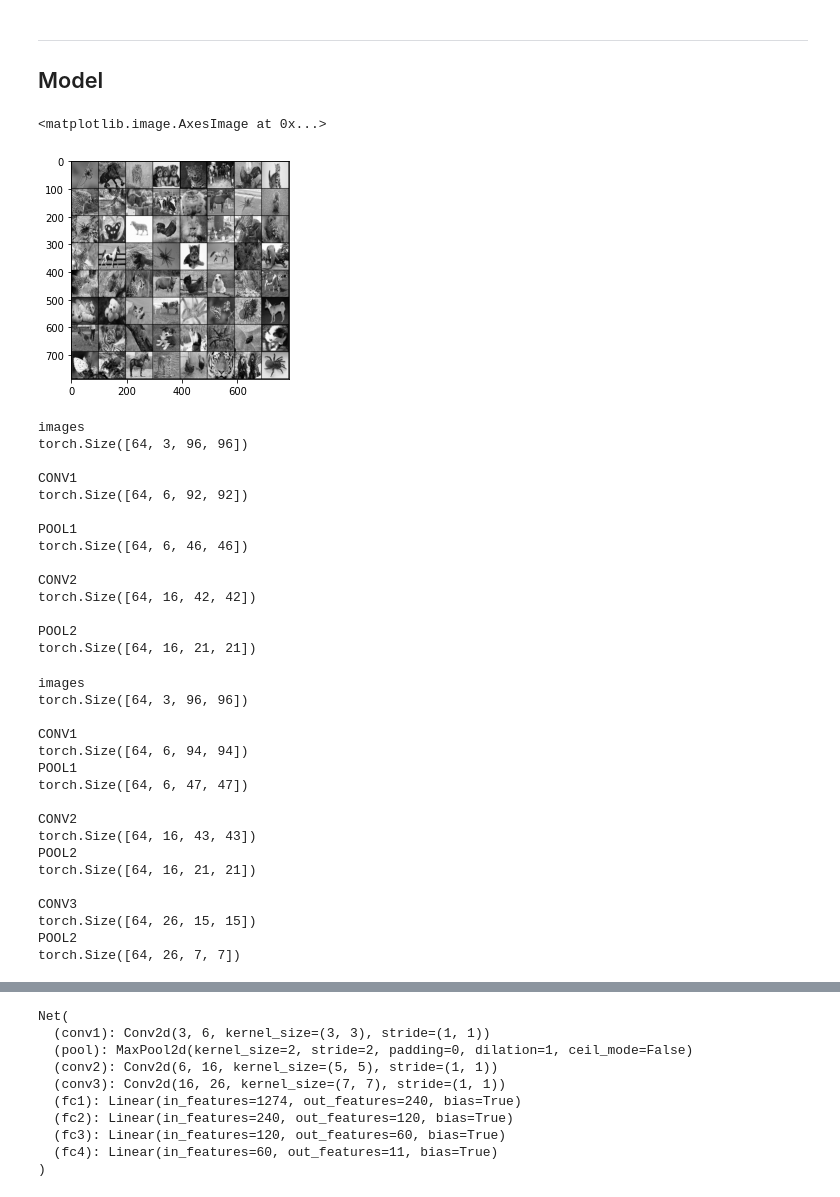
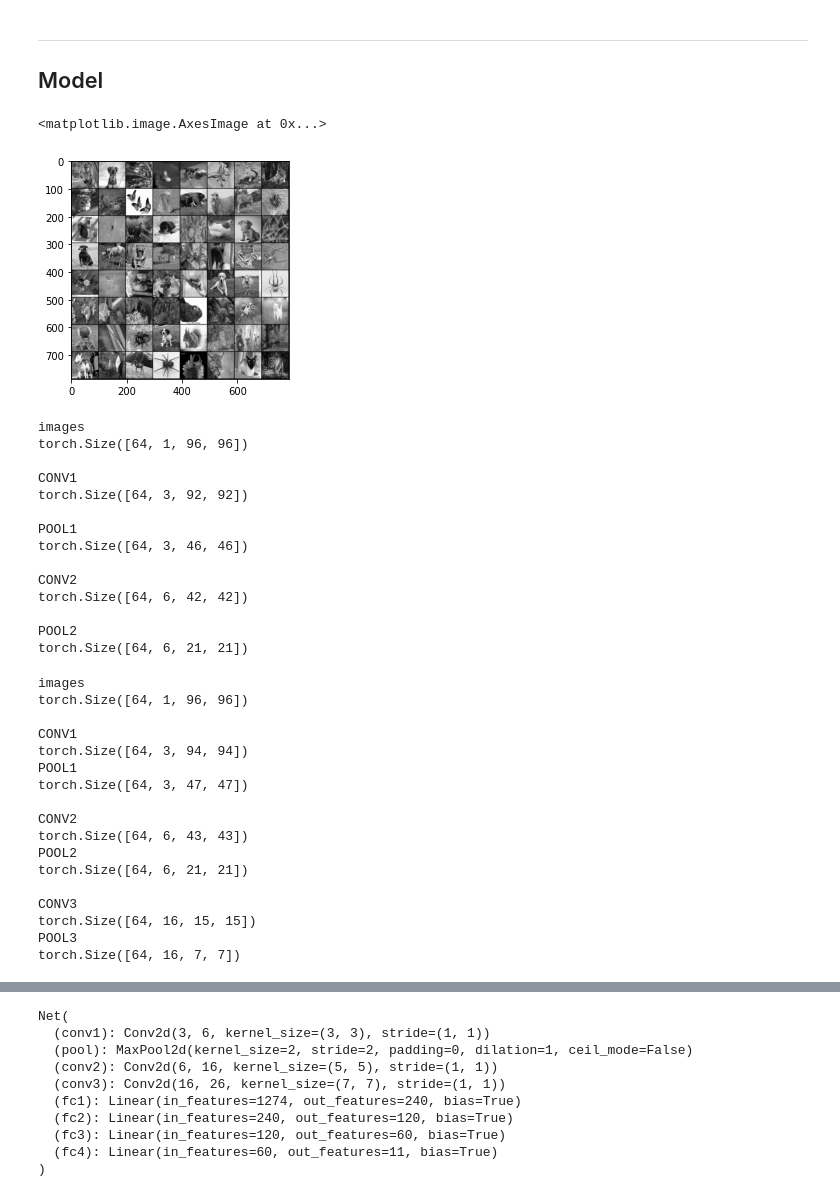
Before and after one commit to WittyTheMighty/Animal-Classification-CNN, a Jupyter notebook: final.ipynb, the cells around one changed output, grey strips where cells are left out. Saved outputs shown, nothing was run; the diff lists cells and outputs as text; code cells hidden in the pictures.

```diff
--- a/final.ipynb
+++ b/final.ipynb
@@ -31,22 +31,28 @@ import csv
 import scipy as sp
 import copy
 # %%
-PATH = './drive/MyDrive/ML-Kaggle/'
+#PATH = './drive/MyDrive/ML-Kaggle/'
 # PATH = "/content/drive/MyDrive/ML-Kaggle/"
-# PATH = '../data/'
+PATH = '../data/'
 
 x_train_scalar = np.array(pkl.load(open(PATH+'x_train.pkl', 'rb')))
 y_train = np.array(pkl.load(open(PATH+'y_train.pkl', 'rb')))
 x_test =  np.array(pkl.load(open(PATH+'x_test.pkl', 'rb')))
 
-x_train = []
+print(x_train_scalar.shape[0])
 
-for image in x_train_scalar:
-    imge_out = Image.fromarray(image.astype('uint8'))
-    img_as_img = imge_out.convert("RGB")
-    x_train.append(np.array(img_as_img))
+x_train = x_train_scalar
 
-x_train = np.transpose(np.array(x_train), (0, 3, 1, 2))
+plt.imshow(x_train[0] , cmap='gray', vmin=0, vmax=255)
 
-plt.imshow(np.transpose(x_train[0], (1, 2 , 0)))
+#x_train = []
+
+#for image in x_train_scalar:
+#    imge_out = Image.fromarray(image.astype('uint8'))
+#    img_as_img = imge_out.convert("RGB")
+#    x_train.append(np.array(img_as_img))
+
+#x_train = np.transpose(np.array(x_train), (0, 3, 1, 2))
+
+#plt.imshow(np.transpose(x_train[0], (1, 2 , 0)))
 # %% [output]
@@ -245,42 +252,42 @@ class CustomTensorDataset(Dataset):
         x = self.tensors[0][index]
         if self.transform:
             x = self.transform(x)
 
         y = self.tensors[1][index]
 
         return x, y
 
     def __len__(self):
         return self.tensors[0].size(0)
 
 
-y_train = np.array([labels[y] for y in y_train])
+#y_train = np.array([labels[y] for y in y_train])
 #x_train, x_test, y_train, y_test = train_test_split(x_train, y_train, test_size=0, random_state=4)
 
 # idx = np.random.choice(np.arange(len(x_train)), 10000, replace=False)
 # x_sample = x_train[idx]
 # y_sample = y_train[idx]
 
-x_train_tensor = torch.tensor(x_train, dtype=float)
-y_train_tensor = torch.tensor(y_train, dtype=float)
+x_train_tensor = torch.tensor(x_train, dtype=float)[:, None, :, :]
+y_train_tensor = torch.tensor(np.array([labels[y] for y in y_train]), dtype=float)
 
 trans = transforms.Compose(
-    [transforms.Normalize((0.5, 0.5, 0.5), (0.5, 0.5, 0.5))]
+    [transforms.Normalize((0.5), (0.5))]
 )
 train_dataset = CustomTensorDataset(tensors=(x_train_tensor, y_train_tensor), transform=trans)
 train_dataloader = torch.utils.data.DataLoader(train_dataset, batch_size=batch_size,
                                           shuffle=False)
 
 #x_train_tensor.shape
 real_batch = next(iter(train_dataloader))
 plt.imshow(np.transpose(vutils.make_grid(real_batch[0].to(device)[:64], padding=2, normalize=True).cpu(),(1,2,0)))
 # %% [output]
 <matplotlib.image.AxesImage at 0x...>
-[figure, old version]
+[figure, new version]
 # %%
-conv1 = nn.Conv2d(3,6,5)
+conv1 = nn.Conv2d(1,3,5)
 pool = nn.MaxPool2d(pooling_filter_size, pooling_stride)
-conv2 = nn.Conv2d(6,16,5)
+conv2 = nn.Conv2d(3,6,5)
 images = real_batch[0].float()
 print("images")
 print(images.shape)
@@ -307,19 +314,19 @@ print(x.shape)
 print("")
 # %% [output]
 images
-torch.Size([64, 3, 96, 96])
+torch.Size([64, 1, 96, 96])
 
 CONV1
-torch.Size([64, 6, 92, 92])
+torch.Size([64, 3, 92, 92])
 
 POOL1
-torch.Size([64, 6, 46, 46])
+torch.Size([64, 3, 46, 46])
 
 CONV2
-torch.Size([64, 16, 42, 42])
+torch.Size([64, 6, 42, 42])
 
 POOL2
-torch.Size([64, 16, 21, 21])
+torch.Size([64, 6, 21, 21])
 # %%
 class Net(nn.Module):
     def __init__(self):
@@ -347,10 +354,11 @@ class Net(nn.Module):
 
 net = Net().to(device)
 # %%
-conv1 = nn.Conv2d(3,6,3)
+conv1 = nn.Conv2d(1,3,3)
 pool = nn.MaxPool2d(pooling_filter_size, pooling_stride)
-conv2 = nn.Conv2d(6,16,5)
-conv3 = nn.Conv2d(16,26,7)
+conv2 = nn.Conv2d(3,6,5)
+conv3 = nn.Conv2d(6,16,7)
+
 images = real_batch[0].float()
 print("images")
 print(images.shape)
@@ -379,27 +387,27 @@ print("CONV3")
 print(x.shape)
 
 x = pool(x)
-print("POOL2")
+print("POOL3")
 print(x.shape)
 print("")
 # %% [output]
 images
-torch.Size([64, 3, 96, 96])
+torch.Size([64, 1, 96, 96])
 
 CONV1
-torch.Size([64, 6, 94, 94])
+torch.Size([64, 3, 94, 94])
 POOL1
-torch.Size([64, 6, 47, 47])
+torch.Size([64, 3, 47, 47])
 
 CONV2
-torch.Size([64, 16, 43, 43])
+torch.Size([64, 6, 43, 43])
 POOL2
-torch.Size([64, 16, 21, 21])
+torch.Size([64, 6, 21, 21])
 
 CONV3
-torch.Size([64, 26, 15, 15])
-POOL2
-torch.Size([64, 26, 7, 7])
+torch.Size([64, 16, 15, 15])
+POOL3
+torch.Size([64, 16, 7, 7])
 # %%
 class Net(nn.Module):
     def __init__(self):
```
Also changed, not shown: parts of 11 cells of this notebook, 5 other files.
